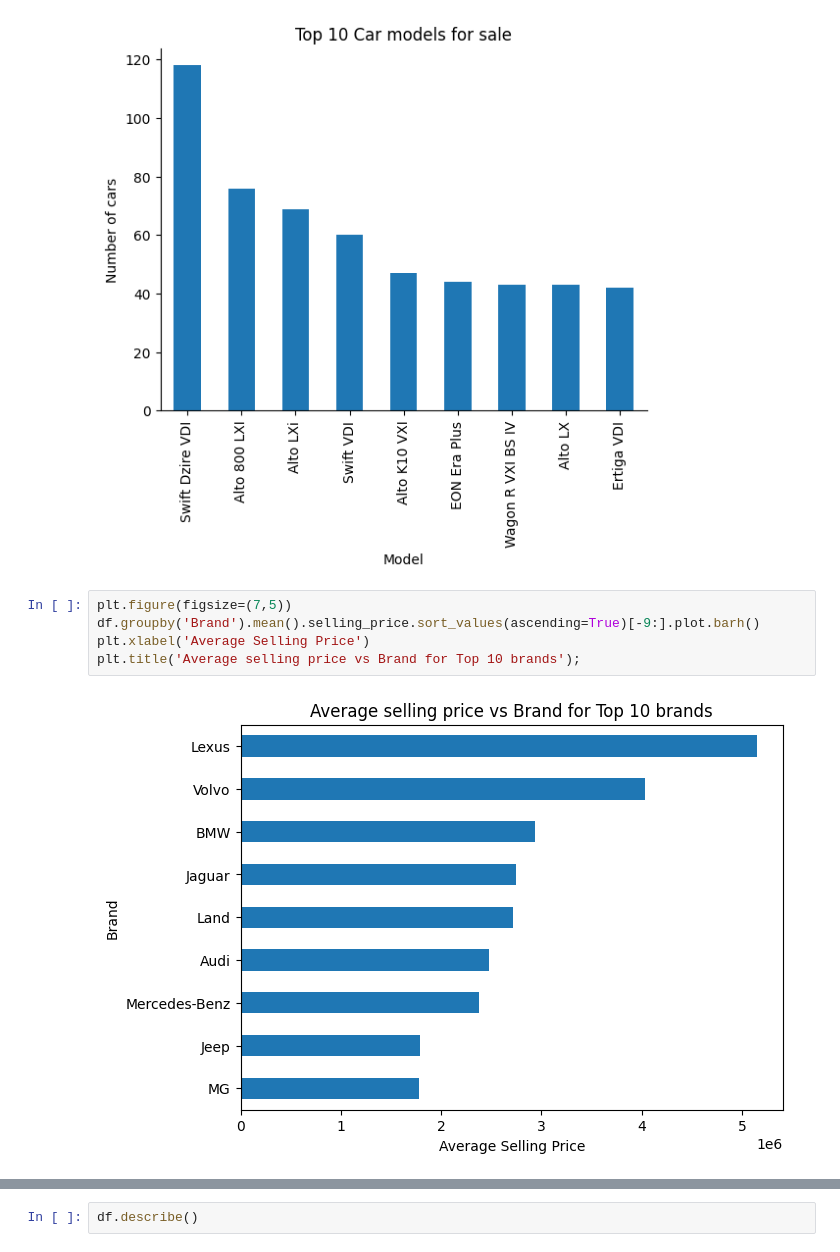
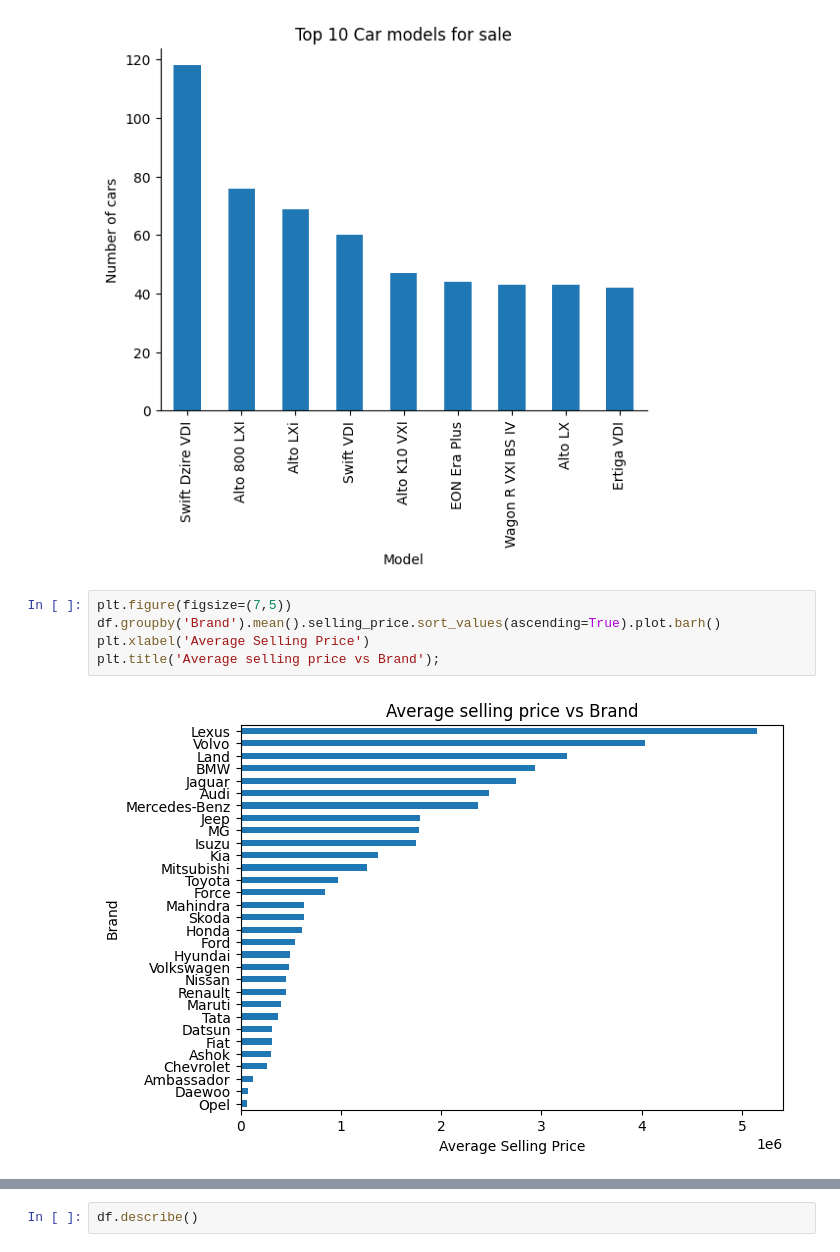
Before and after one commit to haverstein/CarDekho-Analysis, a Jupyter notebook: Copy_of_CarDekho_Analysis.ipynb, the cells around one changed output, grey strips where cells are left out. Drawn from its saved outputs; the diff is of its cells as text.

```diff
--- a/Copy_of_CarDekho_Analysis.ipynb
+++ b/Copy_of_CarDekho_Analysis.ipynb
@@ -276,8 +279,8 @@ plt.gca().spines[['top', 'right',]].set_visible(False)
 [figure]
 # %%
 plt.figure(figsize=(7,5))
-df.groupby('Brand').mean().selling_price.sort_values(ascending=True)[-9:].plot.barh()
+df.groupby('Brand').mean().selling_price.sort_values(ascending=True).plot.barh()
 plt.xlabel('Average Selling Price')
-plt.title('Average selling price vs Brand for Top 10 brands');
+plt.title('Average selling price vs Brand');
 # %% [output]
-[figure, old version]
+[figure, new version]
```
Also changed, not shown: parts of 26 cells of this notebook.
